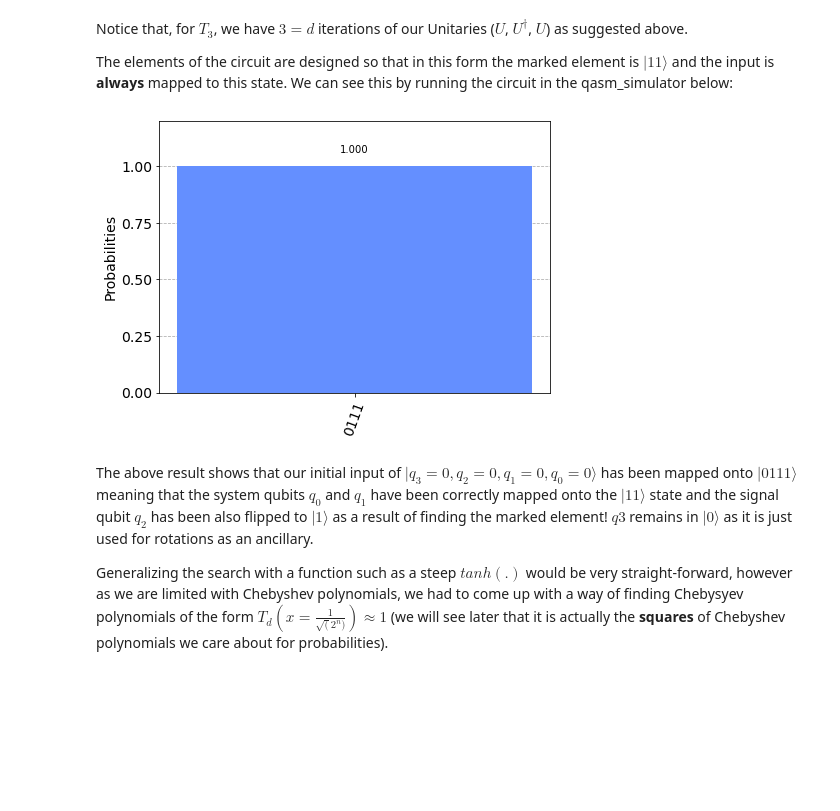
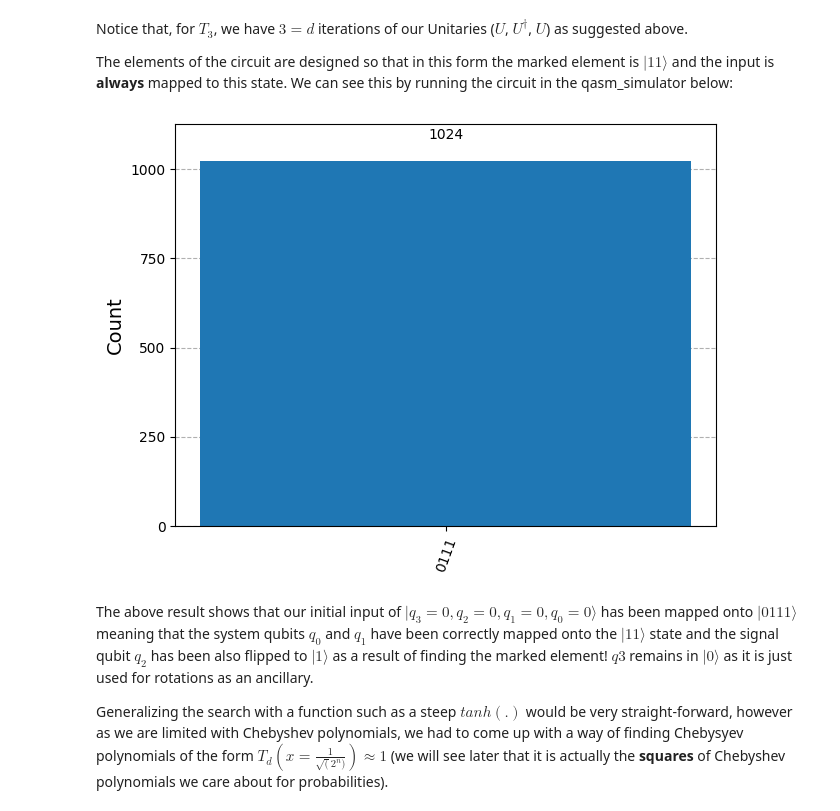
Before and after one commit to hikaru-aaaa/qiskit-hackathon, a Jupyter notebook: src/qsvt/qsvt_search/doc/QSVT_Documentation.ipynb, the cells around one changed output. Cells and saved outputs as stored; diff of their text form; code cells hidden in the pictures; blank space fills up the shorter version.

```diff
--- a/src/qsvt/qsvt_search/doc/QSVT_Documentation.ipynb
+++ b/src/qsvt/qsvt_search/doc/QSVT_Documentation.ipynb
@@ -301,14 +300,16 @@ Notice that, for $T_3$, we have $3=d$ iterations of our Unitaries ($U$, $U^\dagg
 
 The elements of the circuit are designed so that in this form the marked element is $|11\rangle$ and the input is **always** mapped to this state. We can see this by running the circuit in the qasm_simulator below:
 # %%
+from qiskit_aer import Aer
+
 qasm_sim = Aer.get_backend('qasm_simulator')
 transpiled_circuit = transpile(circuit, qasm_sim)
-qobj = assemble(transpiled_circuit)
-results = qasm_sim.run(qobj).result()
+job = qasm_sim.run(transpiled_circuit)
+results = job.result()
 counts = results.get_counts()
 plot_histogram(counts)
 # %% [output]
-[figure, old version]
+[figure, new version]
 # %% [markdown]
 The above result shows that our initial input of $|q_3 = 0, q_2 = 0, q_1 = 0, q_0 = 0\rangle$ has been mapped onto $|0111\rangle$ meaning that the system qubits $q_0$ and $q_1$ have been correctly mapped onto the $|11\rangle$ state and the signal qubit $q_2$ has been also flipped to $|1\rangle$ as a result of finding the marked element! $q3$ remains in $|0\rangle$ as it is just used for rotations as an ancillary.
 
```
Also changed, not shown: parts of 14 cells of this notebook.
